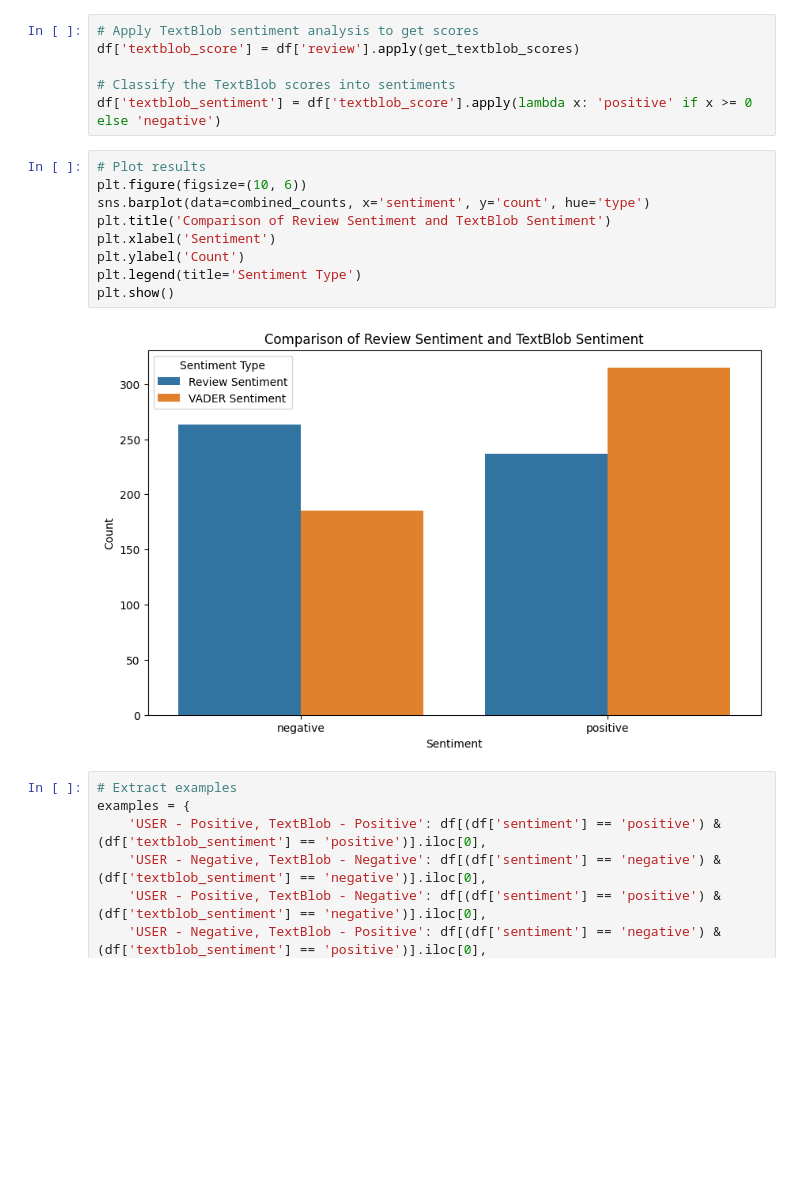
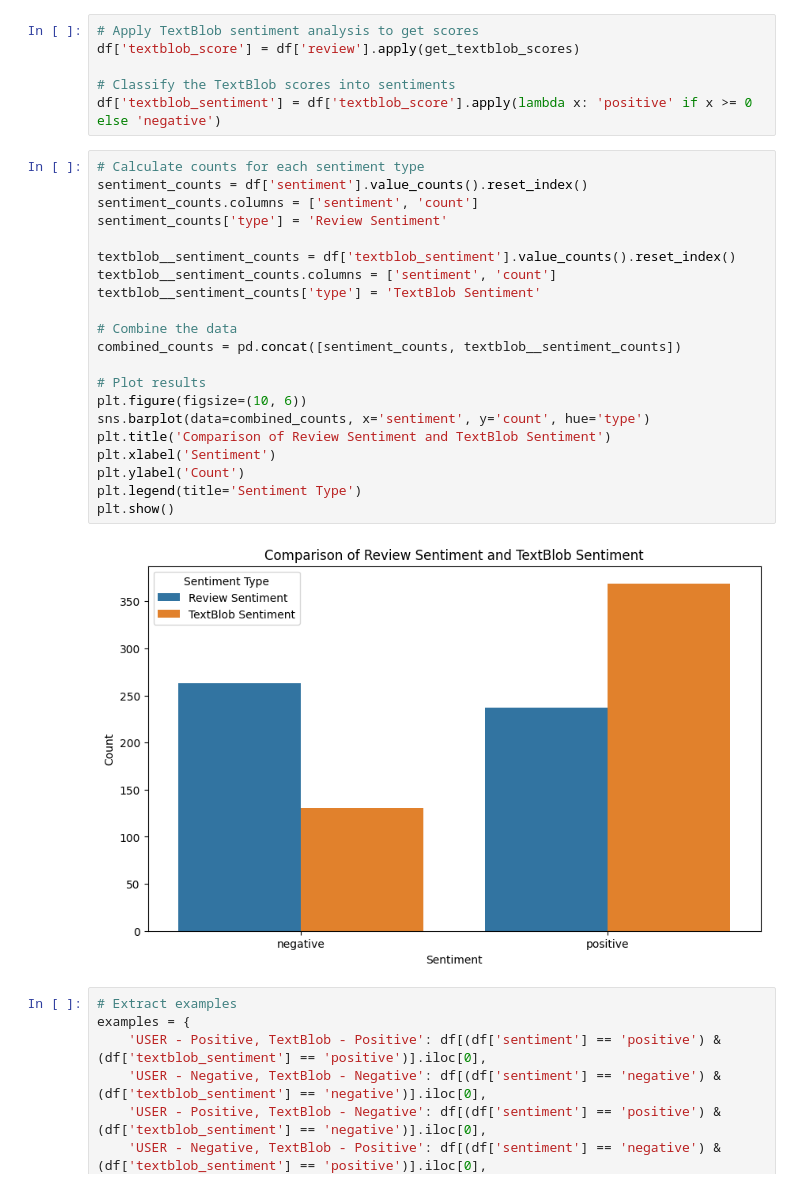
Before and after one commit to nafisk/kaggle-notebooks, a Jupyter notebook: fellowship-io-sentiment-analysis-project.ipynb, the cells around one changed output. Drawn from its saved outputs; the diff is of its cells as text; blank space fills up the shorter version.

Commit message:
Kaggle Notebook | Fellowship.io Sentiment Analysis Project | Version 3

```diff
--- a/fellowship-io-sentiment-analysis-project.ipynb
+++ b/fellowship-io-sentiment-analysis-project.ipynb
@@ -184,16 +184,28 @@ df['textblob_score'] = df['review'].apply(get_textblob_scores)
 # Classify the TextBlob scores into sentiments
 df['textblob_sentiment'] = df['textblob_score'].apply(lambda x: 'positive' if x >= 0 else 'negative')
 # %%
+# Calculate counts for each sentiment type
+sentiment_counts = df['sentiment'].value_counts().reset_index()
+sentiment_counts.columns = ['sentiment', 'count']
+sentiment_counts['type'] = 'Review Sentiment'
+
+textblob__sentiment_counts = df['textblob_sentiment'].value_counts().reset_index()
+textblob__sentiment_counts.columns = ['sentiment', 'count']
+textblob__sentiment_counts['type'] = 'TextBlob Sentiment'
+
+# Combine the data
+combined_counts = pd.concat([sentiment_counts, textblob__sentiment_counts])
+
 # Plot results
 plt.figure(figsize=(10, 6))
 sns.barplot(data=combined_counts, x='sentiment', y='count', hue='type')
 plt.title('Comparison of Review Sentiment and TextBlob Sentiment')
 plt.xlabel('Sentiment')
 plt.ylabel('Count')
 plt.legend(title='Sentiment Type')
 plt.show()
 # %% [output]
-[figure, old version]
+[figure, new version]
 # %%
 # Extract examples
 examples = {
```
Also changed, not shown: parts of 2 cells of this notebook.
